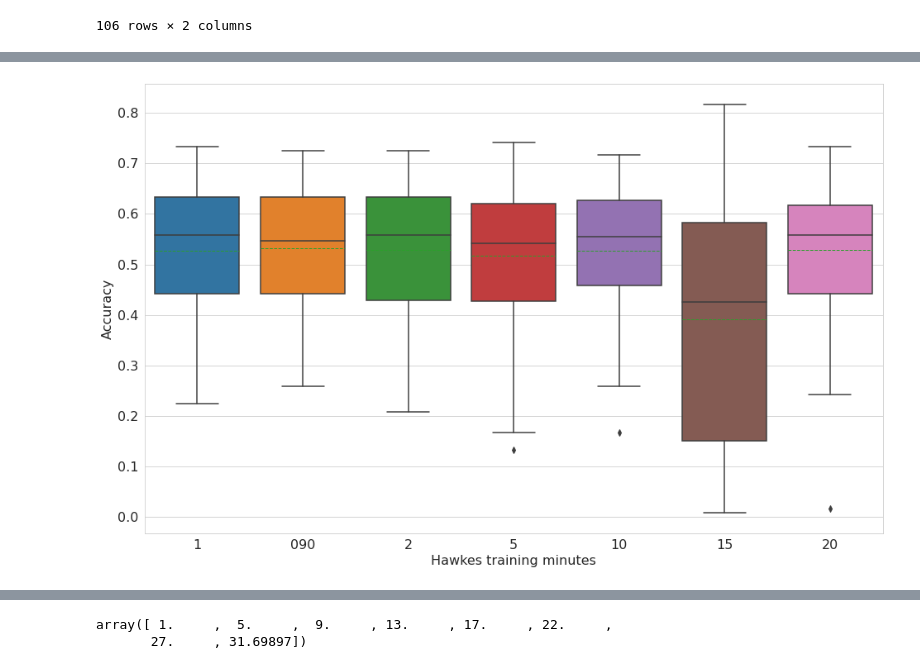
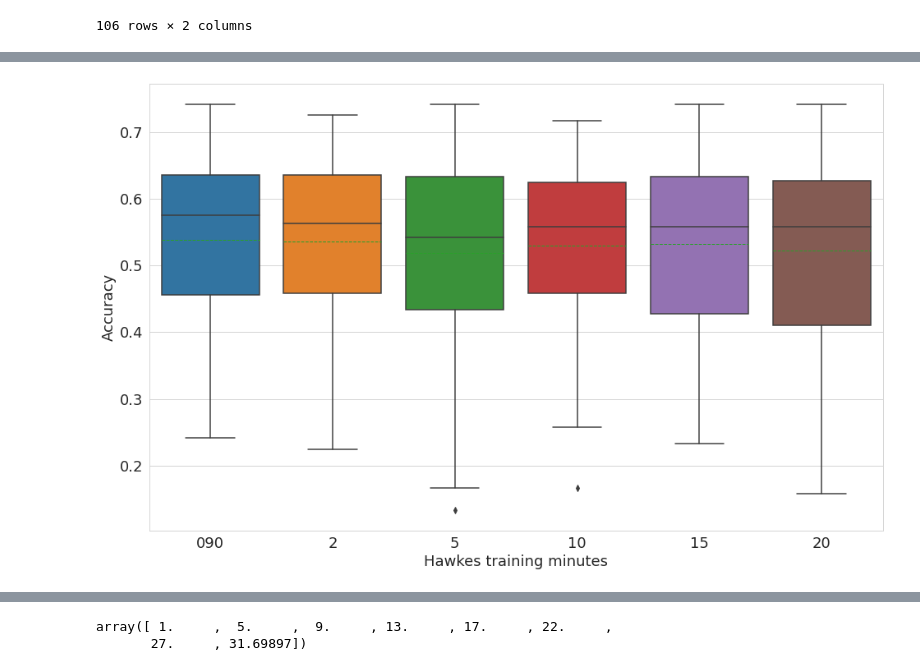
Before and after one commit to daxus4/hawkes, a Jupyter notebook: notebooks/plot_accuracy.ipynb, the cells around one changed output, grey strips where cells are left out. Saved outputs shown, nothing was run; the diff lists cells and outputs as text; code cells hidden in the pictures.

```diff
--- a/notebooks/plot_accuracy.ipynb
+++ b/notebooks/plot_accuracy.ipynb
@@ -104,10 +376,10 @@ plt.rcParams["figure.figsize"] = (16,10)
 order = ['oracle', 'hawkes', 'movingaverage', 'naive']
 sns.boxplot(x='method_time_prediction', y='accuracy', data=plot_df, order=order, showmeans=True, meanline=True)
 #increase plot size
-plt.rcParams.update({'font.size': 16})
+plt.ylabel('Accuracy')
+plt.rcParams.update({'font.size': 18})
 # delete x label
 plt.xlabel('')
-plt.ylabel('Accuracy')
 # set x ticks labels
 plt.xticks([0, 1, 2, 3], ['Oracle', 'Hawkes', 'Moving Average', 'Naive'])
 plt.show()
@@ -151,7 +423,7 @@ plt.plot(config)
 import os
 
 result_file_paths = [
-    (i, f"/home/davide/Desktop/phd/hawkes/data_{i}min_training/results_all_not_oracle_{i}min_BI8.tsv") for i in [1, '090',2,5,10,15,20]
+    (i, f"/home/davide/Desktop/phd/hawkes/data_{i}min_training/results_all_{i}min_BI8.tsv") for i in ['090',2,5,10,15,20]
 ]
 
 dfs = []
@@ -159,7 +431,6 @@ for i, result_file_path in result_file_paths:
     df = pd.read_csv(result_file_path, sep='\t')
     df['training_minutes'] = i
     df = df[df['method_time_prediction'] == 'hawkes']
-    df = df[['training_minutes', 'accuracy']]
     dfs.append(df)
 
 df = pd.concat(dfs)
@@ -187,3 +458,34 @@ df[df['training_minutes'] == 15]
 | 440 | 15 | 0.258333 |
 | 444 | 15 | 0.783333 |
 106 rows × 2 columns
+# %%
+# read json
+import json
+with open('/home/davide/Desktop/phd/hawkes/data/file_densities_map.json') as f:
+    config = json.load(f)
+
+
+df_map = {
+    'timestamp': [],
+    'timestamp_density': [],
+    'density': [],
+}
+
+for k, v in config.items():
+    num_densities = len(v)
+    timestamp = k.split('_')[2].split('.')[0]
+    df_map['timestamp'].extend([float(timestamp)] * num_densities)
+
+    for info_density in v:
+        df_map['timestamp_density'].append(pd.Timestamp(info_density[0]).strftime('%H%M%S'))
+        df_map['density'].append(int(info_density[1]))
+
+df_map = pd.DataFrame(df_map)
+df_map.sort_values(by=['density'], inplace=True, ascending=False)
+
+best_df = df_map.iloc[0:67]
+best_df.head()
+best_df['timestamp'] = best_df['timestamp'].apply(lambda x: int(x))
+df['timestamp_density'] = df['timestamp_density'].apply(lambda x: '000000' if np.isnan(x) else str(int(x)))
+df['timestamp_density'] = df['timestamp_density'].str.pad(6, side='left', fillchar='0')
+plot_df = df[df['timestamp'].isin(best_df['timestamp']) & (df['timestamp_density'].isin(best_df['timestamp_density']))]
@@ -190,15 +508,17 @@ df[df['training_minutes'] == 15]
 # %%
 # boxplot
 plt.rcParams["figure.figsize"] = (16,10)
-sns.boxplot(x='training_minutes', y='accuracy', data=df,showmeans=True, meanline=True)
+sns.boxplot(x='training_minutes', y='accuracy', data=plot_df,showmeans=True, meanline=True)
 # increase font size
 #increase plot size
+plt.rcParams.update({'font.size': 18})
+
 plt.xlabel('Hawkes training minutes')
 plt.ylabel('Accuracy')
 #put white background
 sns.set_style("whitegrid")
 # %% [output]
-[figure, old version]
+[figure, new version]
 # %%
 # boxplot
 plt.rcParams["figure.figsize"] = (16,10)
```
Also changed, not shown: parts of 36 cells of this notebook, 14 other files.
